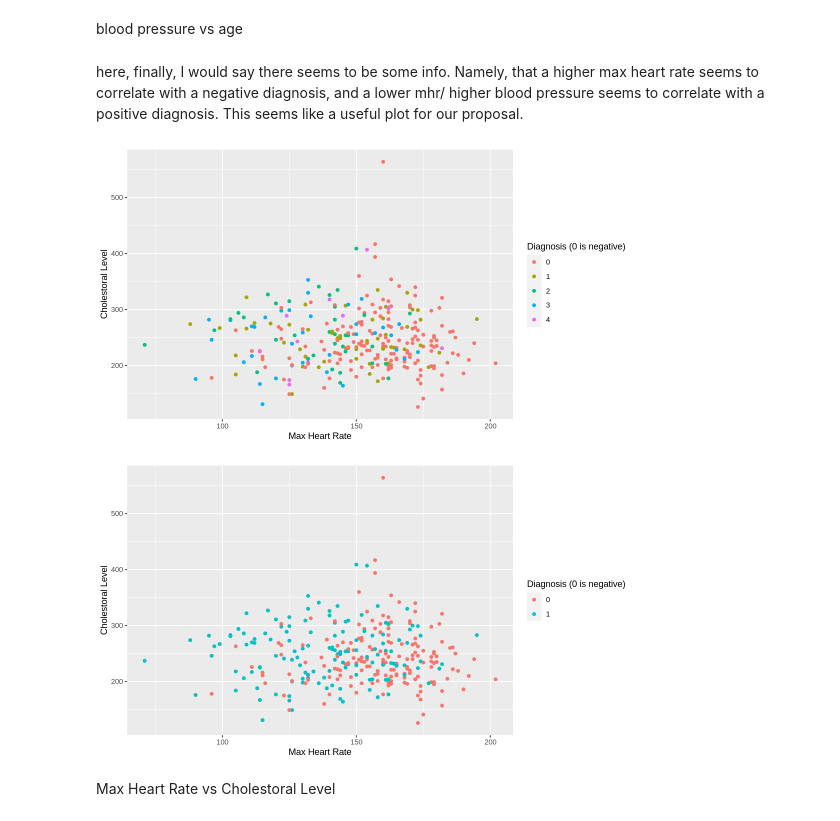
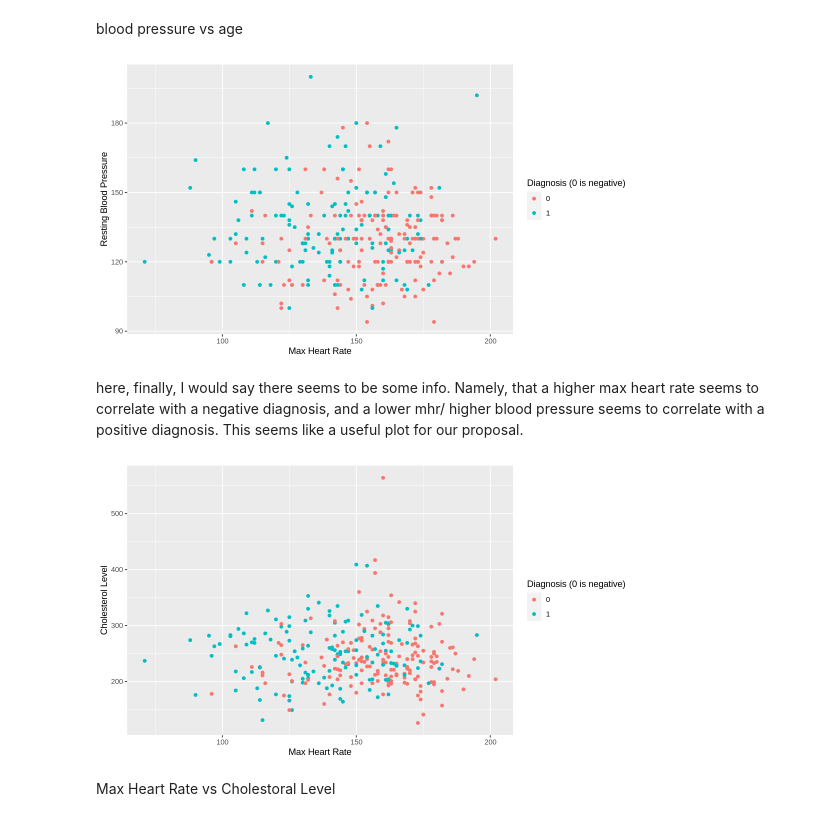
Before and after one commit to wswang98/dsci100-GroupProject, a Jupyter notebook: project-proposal.ipynb, the cells around one changed output. Saved outputs shown, nothing was run; the diff lists cells and outputs as text; code cells hidden in the pictures.

```diff
--- a/project-proposal.ipynb
+++ b/project-proposal.ipynb
@@ -99,7 +117,7 @@ heart_disease_data <- read_csv("data/processed.cleveland.data",
                                            "sex",
                                            "chest_pain_type",
                                            "resting_blood_pressure",
-                                           "cholestoral_level",
+                                           "cholesterol_level",
                                            "high_fasting_blood_sugar",
                                            "resting_ecg_results",
                                            "max_heart_rate",
@@ -252,23 +269,24 @@ bphr_plot_simple <- heart_disease_data |>
                  color="Diagnosis (0 is negative)")
 
 bphr_plot_simple
+# %% [output]
+[figure, added]
 # %% [markdown]
 here, finally, I would say there seems to be some info. Namely, that a higher max heart rate seems to correlate with a negative diagnosis, and a lower mhr/ higher blood pressure seems to correlate with a positive diagnosis. This seems like a useful plot for our proposal.
 # %%
 options(repr.plot.width=9,repr.plot.height=5)
 
 
 cholesterol_plot_simple <- heart_disease_data |>
-            ggplot(aes(x=max_heart_rate,y=cholestoral_level,color=diagnosis)) +
+            ggplot(aes(x=max_heart_rate,y=cholesterol_level,color=diagnosis)) +
             geom_point() +
             labs(x="Max Heart Rate",
-                 y="Cholestoral Level",
+                 y="Cholesterol Level",
                  color="Diagnosis (0 is negative)")
-cholesterol_plot
+
 cholesterol_plot_simple
 # %% [output]
-[figure, old version]
+[figure, new version]
-[figure, removed]
 # %% [markdown]
 Max Heart Rate vs Cholestoral Level
 # %%
```
Also changed, not shown: parts of 11 cells of this notebook.
